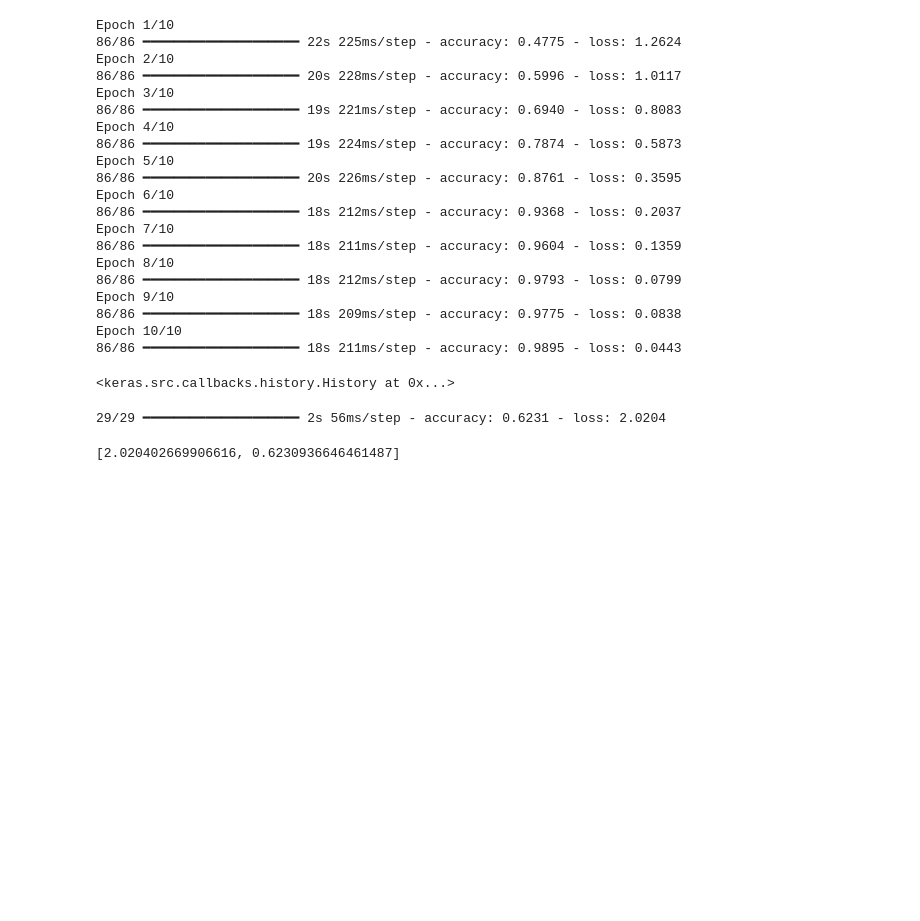
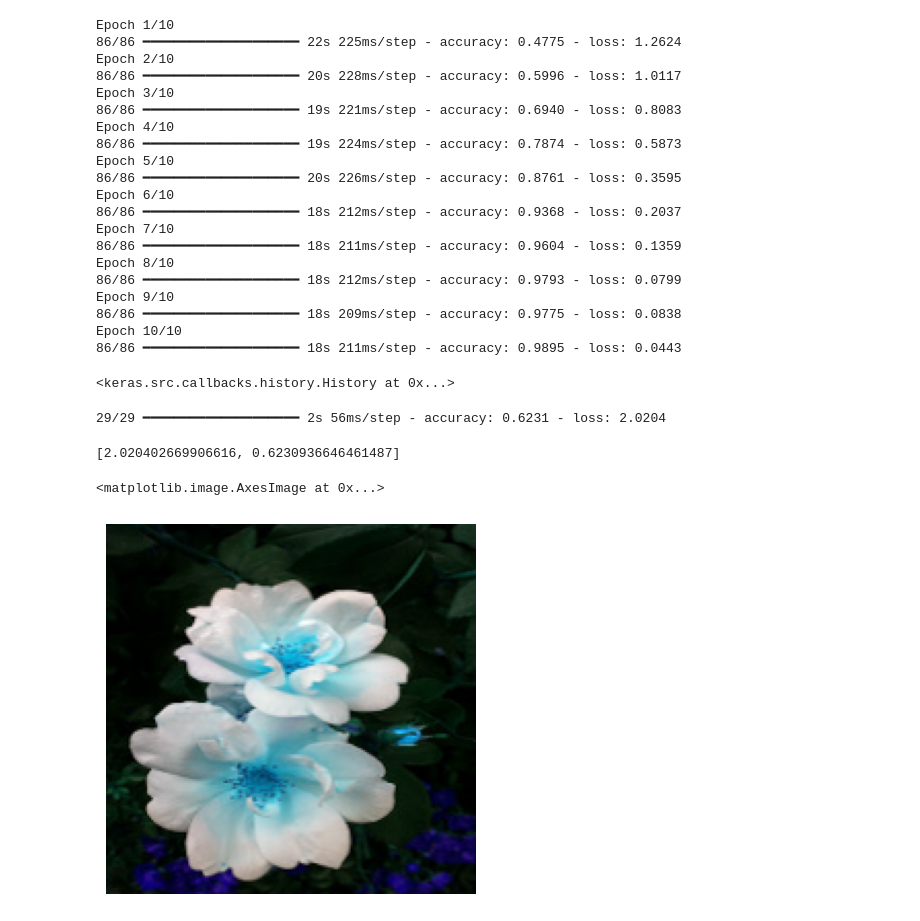
Before and after one commit to Yuvraj-Sankhyan/Data-Augmentation-to-Address-Overfitting, a Jupyter notebook: Data_augmentation.ipynb, the cells around one changed output. Saved outputs shown, nothing was run; the diff lists cells and outputs as text; code cells hidden in the pictures; blank space fills up the shorter version.

```diff
--- a/Data_augmentation.ipynb
+++ b/Data_augmentation.ipynb
@@ -165,0 +176,7 @@ model.evaluate(X_test_scaled,y_test)
+# %%
+
+plt.axis('off')
+plt.imshow(X[0])
+# %% [output]
+<matplotlib.image.AxesImage at 0x...>
+[figure, added]
```
Also changed, not shown: parts of 5 cells of this notebook.
